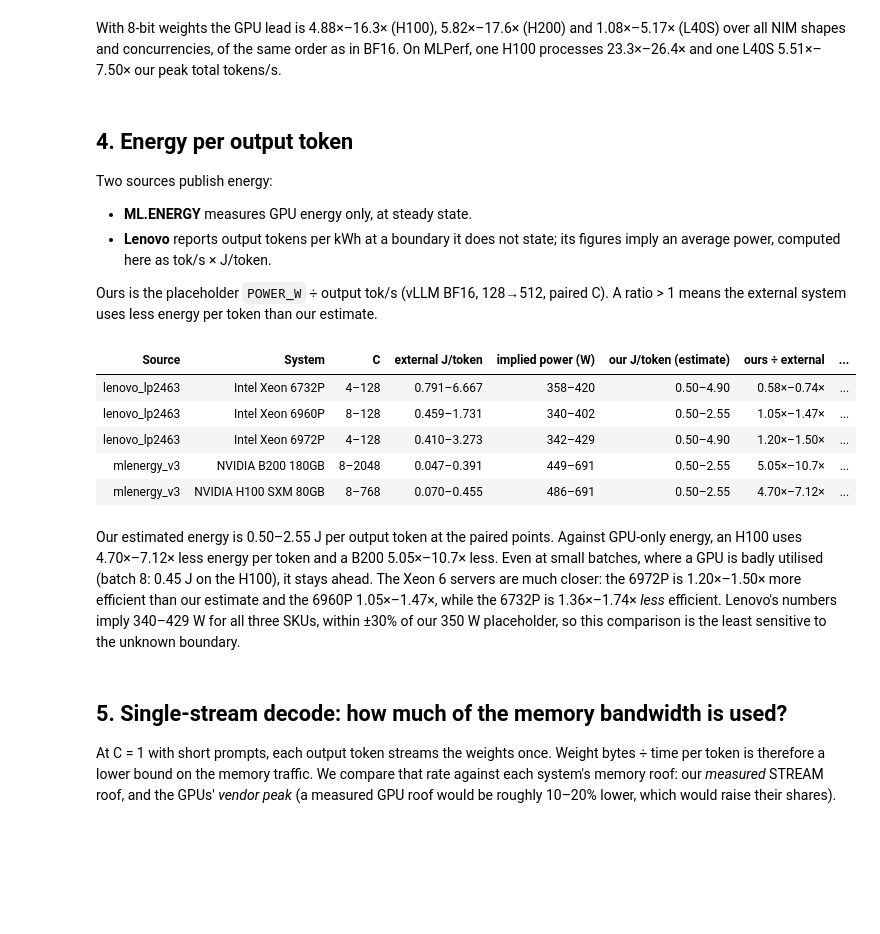
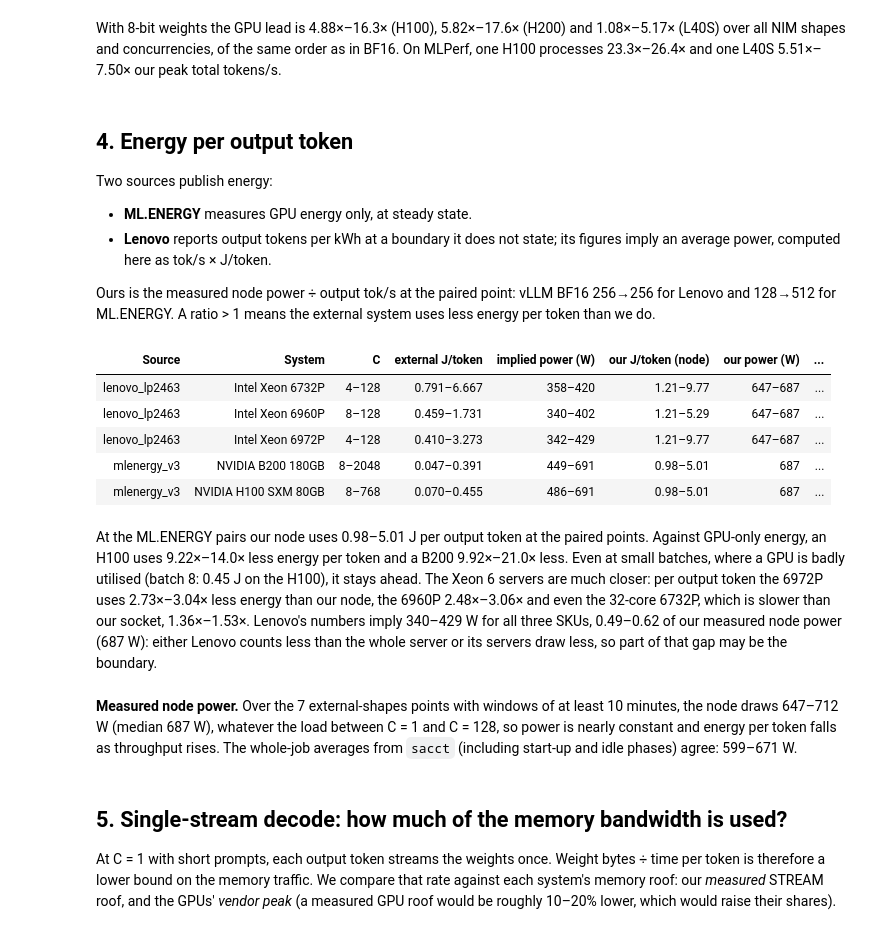
Before and after one commit to struggling-student/llm-backend-analysis, a Jupyter notebook: notebooks/backend_selection/13_external_references.ipynb, the cells around one changed output. Saved outputs shown, nothing was run; the diff lists cells and outputs as text; code cells hidden in the pictures; blank space fills up the shorter version.

```diff
--- a/notebooks/backend_selection/13_external_references.ipynb
+++ b/notebooks/backend_selection/13_external_references.ipynb
@@ -45,13 +52,15 @@ from llm_backend_analysis.visualization.export import export_figure
 
 theme.setup_notebook()
 NOTEBOOK = "13_external_references.ipynb"
-POWER_W = external.POWER_W_ASSUMED   # replace by a measured average power of the server socket when one exists
 keys = pd.read_csv(paths.TABLES / "backend_selection" / "key_numbers.csv").set_index("key")
 STREAM_GBS = float(keys.loc["roof_memory_in_hbm_cache_gbs", "low"])
 
 refs = external.references()
 points = loaders.online_points(model=registry.primary_model())
-comp = external.compare(refs, points, power_w=POWER_W)
+ext_points = loaders.online_points(campaign=external.MEASURED_CAMPAIGN, model=registry.primary_model())
+POWERS = external.measured_power_w(ext_points)   # node power of the points with a window of at least 10 minutes
+POWER_W = float(POWERS.median()) if len(POWERS) else external.POWER_W_ASSUMED
+comp = external.compare(refs, pd.concat([points, ext_points], ignore_index=True), power_w=POWER_W)
 src = external.sources()
 KEYS = []
 
@@ -316,42 +335,52 @@ Two sources publish energy:
 - **Lenovo** reports output tokens per kWh at a boundary it does not state; its figures imply an average power, computed
   here as tok/s × J/token.
 
-Ours is the placeholder `POWER_W` ÷ output tok/s (vLLM BF16, 128→512, paired C). A ratio > 1 means the external system uses
-less energy per token than our estimate.
+Ours is the measured node power ÷ output tok/s at the paired point: vLLM BF16 256→256 for Lenovo and 128→512 for ML.ENERGY.
+A ratio > 1 means the external system uses less energy per token than we do.
 # %%
+SACCT = pd.concat([pd.read_csv(f, sep="|") for f in sorted((paths.RAW_ENVIRONMENT / "slurm_energy").glob("*.psv"))], ignore_index=True)
+SACCT = SACCT[~SACCT["JobID"].astype(str).str.contains(r"\.")].assign(power_w=lambda d: d["ConsumedEnergyRaw"] / d["ElapsedRaw"])
 en = external.energy_curves(comp)
 es = (en.groupby(["source_id", "hardware"], sort=False)
       .apply(lambda g: pd.Series({"C": f"{int(g['concurrency'].min())}–{int(g['concurrency'].max())}",
                                   "external J/token": rng(g["energy_j_per_output_token"], lambda v: num(v, 3)),
                                   "implied power (W)": rng(g["implied_power_w"]),
-                                  "our J/token (estimate)": rng(g["ours_energy_j_per_token_est"], lambda v: num(v, 2)),
+                                  "our J/token (node)": rng(g["ours_energy_j_per_token_est"], lambda v: num(v, 2)),
+                                  "our power (W)": rng(g["ours_power_w"]),
                                   "ours ÷ external": rng(g["adv_energy"], ratio),
                                   "boundary": g["power_boundary"].iloc[0]}), include_groups=False).reset_index()
       .rename(columns={"source_id": "Source", "hardware": "System"}))
 display(table(es, align="left"))
 e = {k: g for k, g in en.groupby("hardware")}
 le_e = en[en["source_id"] == "lenovo_lp2463"]
-show(f"Our estimated energy is {rng(en[en['source_id'] == 'mlenergy_v3']['ours_energy_j_per_token_est'], lambda v: num(v, 2))} J per output token at the paired points. "
+show(f"At the ML.ENERGY pairs our node uses {rng(en[en['source_id'] == 'mlenergy_v3']['ours_energy_j_per_token_est'], lambda v: num(v, 2))} J per output token at the paired points. "
      f"Against GPU-only energy, an H100 uses {rng(e['NVIDIA H100 SXM 80GB']['adv_energy'], ratio)} less energy per token and a B200 {rng(e['NVIDIA B200 180GB']['adv_energy'], ratio)} less. "
      f"Even at small batches, where a GPU is badly utilised (batch 8: {num(e['NVIDIA H100 SXM 80GB'].query('concurrency == 8')['energy_j_per_output_token'].iloc[0], 2)} J on the H100), it stays ahead. "
-     f"The Xeon 6 servers are much closer: the 6972P is {rng(e['Intel Xeon 6972P']['adv_energy'], ratio)} more efficient than our estimate and the 6960P {rng(e['Intel Xeon 6960P']['adv_energy'], ratio)}, "
-     f"while the 6732P is {rng(1 / e['Intel Xeon 6732P']['adv_energy'], ratio)} *less* efficient. Lenovo's numbers imply {rng(le_e['implied_power_w'])} W for all three SKUs, "
-     f"within ±30% of our {num(POWER_W)} W placeholder, so this comparison is the least sensitive to the unknown boundary.")
-key("ours_energy_est_j_per_token", en["ours_energy_j_per_token_est"], lambda v: num(v, 2), f"Our estimated J per output token (vLLM BF16 128→512, paired C; {num(POWER_W)} W socket TDP placeholder, not measured)")
-key("ext_energy_h100_over_ours_est", e["NVIDIA H100 SXM 80GB"]["adv_energy"], ratio, "Our estimated J/token ÷ ML.ENERGY H100 J/token (GPU only), paired C")
-key("ext_energy_b200_over_ours_est", e["NVIDIA B200 180GB"]["adv_energy"], ratio, "Our estimated J/token ÷ ML.ENERGY B200 J/token (GPU only), paired C")
-key("ext_energy_xeon6_96c_over_ours_est", e["Intel Xeon 6972P"]["adv_energy"], ratio, "Our estimated J/token ÷ Xeon 6972P J/token (Lenovo, boundary not stated), same C")
-key("ext_energy_xeon6_32c_over_ours_est", e["Intel Xeon 6732P"]["adv_energy"], ratio, "Our estimated J/token ÷ Xeon 6732P J/token (Lenovo), same C (< 1: the 6732P is less efficient)")
+     f"The Xeon 6 servers are much closer: per output token the 6972P uses {rng(e['Intel Xeon 6972P']['adv_energy'], ratio)} less energy than our node, the 6960P {rng(e['Intel Xeon 6960P']['adv_energy'], ratio)} "
+     f"and even the 32-core 6732P, which is slower than our socket, {rng(e['Intel Xeon 6732P']['adv_energy'], ratio)}. Lenovo's numbers imply {rng(le_e['implied_power_w'])} W for all three SKUs, "
+     f"{rng(le_e['implied_power_w'] / POWER_W, lambda v: num(v, 2))} of our measured node power ({num(POWER_W)} W): either Lenovo counts less than the whole server "
+     f"or its servers draw less, so part of that gap may be the boundary.")
+show(f"**Measured node power.** Over the {len(POWERS)} external-shapes points with windows of at least 10 minutes, the node draws {rng(POWERS)} W "
+     f"(median {num(POWER_W)} W), whatever the load between C = 1 and C = 128, so power is nearly constant and energy per token falls as throughput rises. "
+     f"The whole-job averages from `sacct` (including start-up and idle phases) agree: {rng(SACCT['power_w'])} W.")
+key("ours_energy_est_j_per_token", en["ours_energy_j_per_token_est"], lambda v: num(v, 2), f"Our J per output token at the energy-publishing pairs (vLLM BF16, paired C; measured node power, IPMI, median {num(POWER_W)} W)")
+key("ext_energy_h100_over_ours_est", e["NVIDIA H100 SXM 80GB"]["adv_energy"], ratio, "Our J/token (node) ÷ ML.ENERGY H100 J/token (GPU only), paired C")
+key("ext_energy_b200_over_ours_est", e["NVIDIA B200 180GB"]["adv_energy"], ratio, "Our J/token (node) ÷ ML.ENERGY B200 J/token (GPU only), paired C")
+key("ext_energy_xeon6_96c_over_ours_est", e["Intel Xeon 6972P"]["adv_energy"], ratio, "Our J/token (node) ÷ Xeon 6972P J/token (Lenovo, boundary not stated), same shape 256→256 and C")
+key("ext_energy_xeon6_32c_over_ours_est", e["Intel Xeon 6732P"]["adv_energy"], ratio, "Our J/token (node) ÷ Xeon 6732P J/token (Lenovo), same shape 256→256 and C")
 key("ext_lenovo_implied_power_w", le_e["implied_power_w"], num, "Average power implied by Lenovo's tok/s and tokens/kWh (W), all SKUs and C")
-key("ext_power_w_assumed", [POWER_W], num, "Placeholder power of our server socket (W, Xeon CPU Max 9480 TDP) used for every energy estimate")
+key("ours_node_power_w", POWERS, num, "Measured average node power (W; Slurm IPMI, whole node) of the external-shapes points with windows of at least 10 minutes")
+key("ours_node_power_w_median", [POWER_W], num, "Median measured node power (W), used for every point without its own measured power")
+key("ours_node_power_w_sacct", SACCT["power_w"], num, "Whole-job average node power (W) from sacct ConsumedEnergy ÷ elapsed, external-shapes jobs")
 # %% [output]
-| Source | System | C | external J/token | implied power (W) | our J/token (estimate) | ours ÷ external | ... |
-| lenovo_lp2463 | Intel Xeon 6732P | 4–128 | 0.791–6.667 | 358–420 | 0.50–4.90 | 0.58×–0.74× | ... |
-| lenovo_lp2463 | Intel Xeon 6960P | 8–128 | 0.459–1.731 | 340–402 | 0.50–2.55 | 1.05×–1.47× | ... |
-| lenovo_lp2463 | Intel Xeon 6972P | 4–128 | 0.410–3.273 | 342–429 | 0.50–4.90 | 1.20×–1.50× | ... |
-| mlenergy_v3 | NVIDIA B200 180GB | 8–2048 | 0.047–0.391 | 449–691 | 0.50–2.55 | 5.05×–10.7× | ... |
-| mlenergy_v3 | NVIDIA H100 SXM 80GB | 8–768 | 0.070–0.455 | 486–691 | 0.50–2.55 | 4.70×–7.12× | ... |
+| Source | System | C | external J/token | implied power (W) | our J/token (node) | our power (W) | ... |
+| lenovo_lp2463 | Intel Xeon 6732P | 4–128 | 0.791–6.667 | 358–420 | 1.21–9.77 | 647–687 | ... |
+| lenovo_lp2463 | Intel Xeon 6960P | 8–128 | 0.459–1.731 | 340–402 | 1.21–5.29 | 647–687 | ... |
+| lenovo_lp2463 | Intel Xeon 6972P | 4–128 | 0.410–3.273 | 342–429 | 1.21–9.77 | 647–687 | ... |
+| mlenergy_v3 | NVIDIA B200 180GB | 8–2048 | 0.047–0.391 | 449–691 | 0.98–5.01 | 687 | ... |
+| mlenergy_v3 | NVIDIA H100 SXM 80GB | 8–768 | 0.070–0.455 | 486–691 | 0.98–5.01 | 687 | ... |
-Our estimated energy is 0.50–2.55 J per output token at the paired points. Against GPU-only energy, an H100 uses 4.70×–7.12× less energy per token and a B200 5.05×–10.7× less. Even at small batches, where a GPU is badly utilised (batch 8: 0.45 J on the H100), it stays ahead. The Xeon 6 servers are much closer: the 6972P is 1.20×–1.50× more efficient than our estimate and the 6960P 1.05×–1.47×, while the 6732P is 1.36×–1.74× *less* efficient. Lenovo's numbers imply 340–429 W for all three SKUs, within ±30% of our 350 W placeholder, so this comparison is the least sensitive to the unknown boundary.
+At the ML.ENERGY pairs our node uses 0.98–5.01 J per output token at the paired points. Against GPU-only energy, an H100 uses 9.22×–14.0× less energy per token and a B200 9.92×–21.0× less. Even at small batches, where a GPU is badly utilised (batch 8: 0.45 J on the H100), it stays ahead. The Xeon 6 servers are much closer: per output token the 6972P uses 2.73×–3.04× less energy than our node, the 6960P 2.48×–3.06× and even the 32-core 6732P, which is slower than our socket, 1.36×–1.53×. Lenovo's numbers imply 340–429 W for all three SKUs, 0.49–0.62 of our measured node power (687 W): either Lenovo counts less than the whole server or its servers draw less, so part of that gap may be the boundary.
+**Measured node power.** Over the 7 external-shapes points with windows of at least 10 minutes, the node draws 647–712 W (median 687 W), whatever the load between C = 1 and C = 128, so power is nearly constant and energy per token falls as throughput rises. The whole-job averages from `sacct` (including start-up and idle phases) agree: 599–671 W.
 # %% [markdown]
 ## 5. Single-stream decode: how much of the memory bandwidth is used?
 
```
Also changed, not shown: parts of 10 cells of this notebook, 10 other files.
